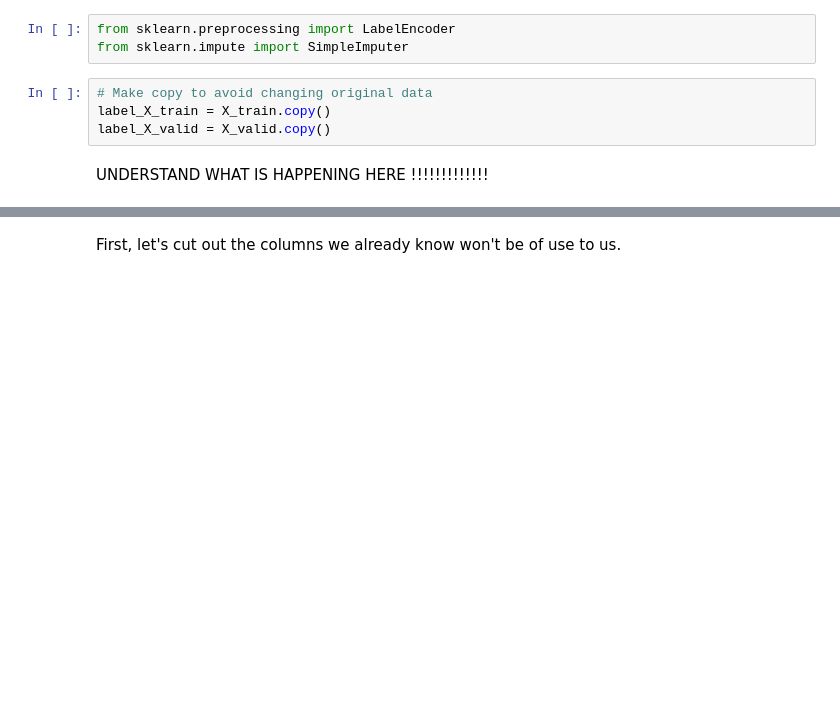
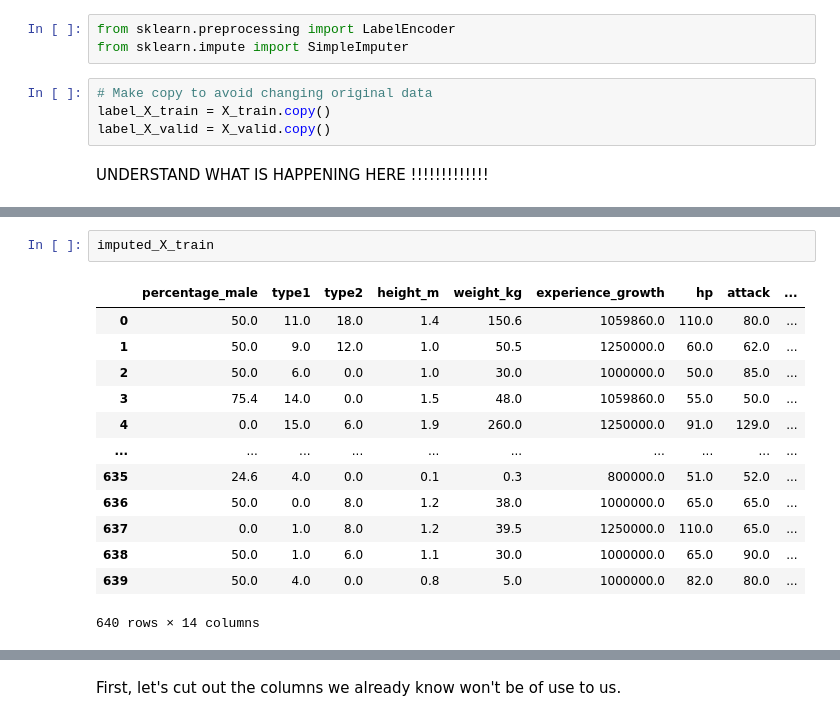
Before and after one commit to guicttram/Poke-Science, a Jupyter notebook: poke-science.ipynb, the cells around one changed output, grey strips where cells are left out. Drawn from its saved outputs; the diff is of its cells as text; blank space fills up the shorter version.

```diff
--- a/poke-science.ipynb
+++ b/poke-science.ipynb
@@ -406,0 +429,16 @@ imputed_X_valid = pd.DataFrame(numerical_transform.transform(label_X_valid))
+# %%
+imputed_X_train
+# %% [output]
+|  | percentage_male | type1 | type2 | height_m | weight_kg | experience_growth | hp | attack | ... |
+| 0 | 50.0 | 11.0 | 18.0 | 1.4 | 150.6 | 1059860.0 | 110.0 | 80.0 | ... |
+| 1 | 50.0 | 9.0 | 12.0 | 1.0 | 50.5 | 1250000.0 | 60.0 | 62.0 | ... |
+| 2 | 50.0 | 6.0 | 0.0 | 1.0 | 30.0 | 1000000.0 | 50.0 | 85.0 | ... |
+| 3 | 75.4 | 14.0 | 0.0 | 1.5 | 48.0 | 1059860.0 | 55.0 | 50.0 | ... |
+| 4 | 0.0 | 15.0 | 6.0 | 1.9 | 260.0 | 1250000.0 | 91.0 | 129.0 | ... |
+| ... | ... | ... | ... | ... | ... | ... | ... | ... | ... |
+| 635 | 24.6 | 4.0 | 0.0 | 0.1 | 0.3 | 800000.0 | 51.0 | 52.0 | ... |
+| 636 | 50.0 | 0.0 | 8.0 | 1.2 | 38.0 | 1000000.0 | 65.0 | 65.0 | ... |
+| 637 | 0.0 | 1.0 | 8.0 | 1.2 | 39.5 | 1250000.0 | 110.0 | 65.0 | ... |
+| 638 | 50.0 | 1.0 | 6.0 | 1.1 | 30.0 | 1000000.0 | 65.0 | 90.0 | ... |
+| 639 | 50.0 | 4.0 | 0.0 | 0.8 | 5.0 | 1000000.0 | 82.0 | 80.0 | ... |
+640 rows × 14 columns
```
Also changed, not shown: parts of 12 cells of this notebook.
